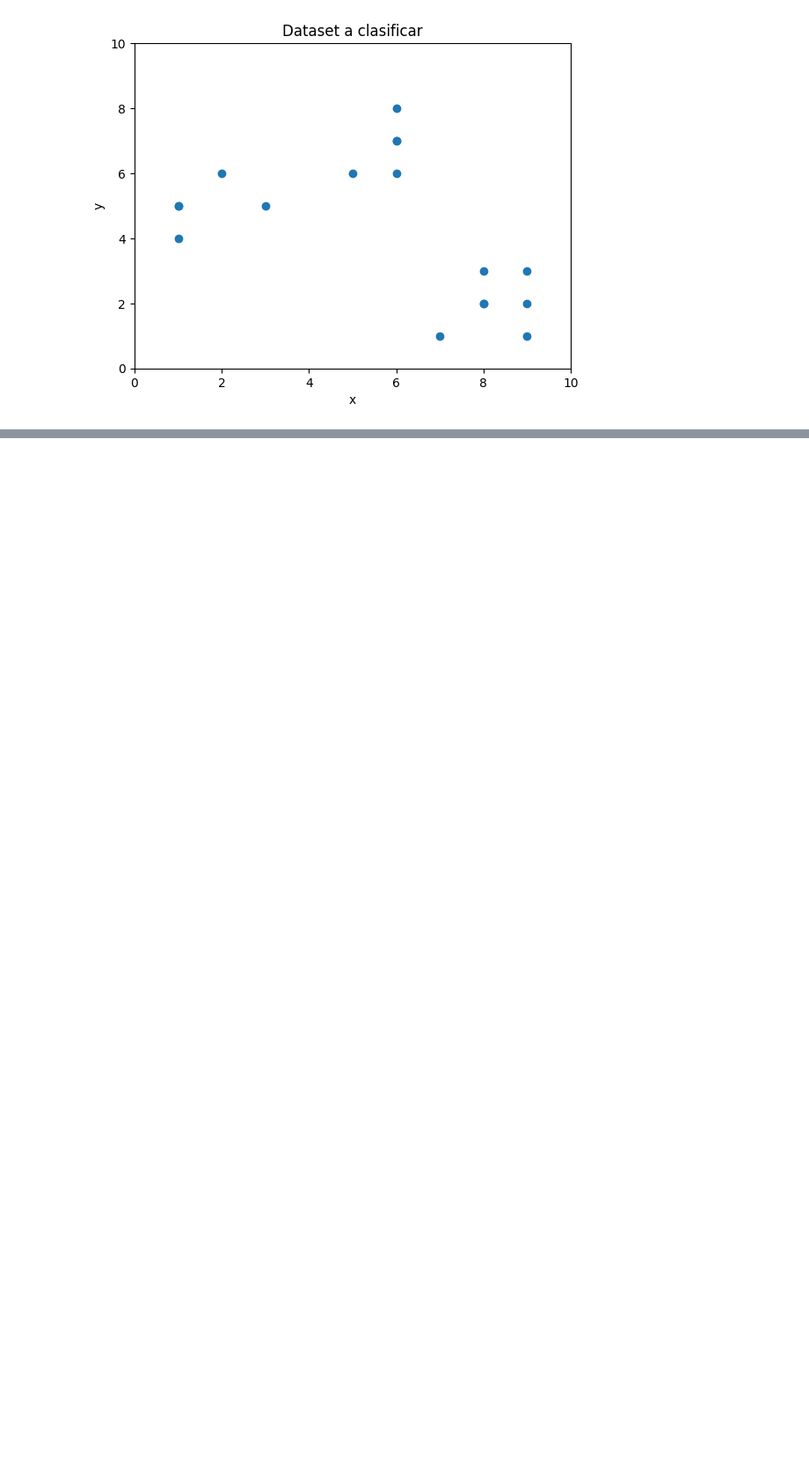
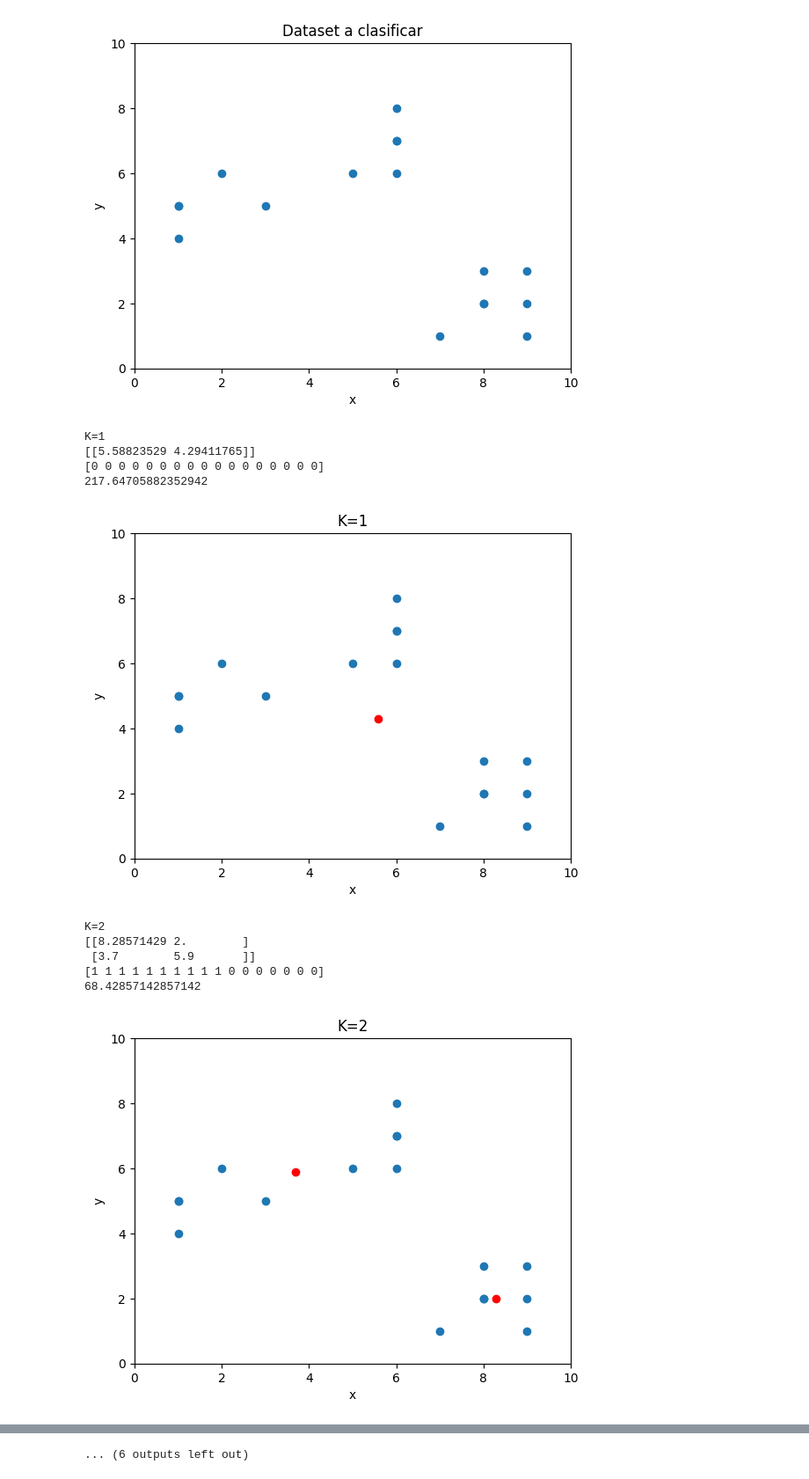
Before and after one commit to BecTome/SVL_DS_Febrero23, a Jupyter notebook: 3-Machine Learning/2-No supervisado/2-Clustering/Teoria/KMeans/0 - Regla del codo.ipynb, the cells around one changed output, grey strips where cells are left out. Shown: that part at 88% size. Saved outputs shown, nothing was run; the diff lists cells and outputs as text; code cells hidden in the pictures; blank space fills up the shorter version.

Commit message:
Material Clustering

```diff
--- a/3-Machine Learning/2-No supervisado/2-Clustering/Teoria/KMeans/0 - Regla del codo.ipynb
+++ b/3-Machine Learning/2-No supervisado/2-Clustering/Teoria/KMeans/0 - Regla del codo.ipynb
@@ -23,3 +44,37 @@ plt.scatter(x1,x2)
 plt.show()
 # %% [output]
 [figure]
+# %%
+from sklearn.cluster import KMeans
+
+for k in range(1, 10):
+    print("\n\n")
+    print(f"K={k}")
+    km = KMeans(n_clusters=k, n_init=10, random_state=0)
+    km.fit(X)
+
+    print(km.cluster_centers_)
+    print(km.labels_)
+    print(km.inertia_)
+
+    plt.plot()
+    plt.xlim([0,10])
+    plt.ylim([0,10])
+    plt.title(f"K={k}")
+    plt.xlabel("x")
+    plt.ylabel("y")
+    plt.scatter(x1,x2)
+    plt.scatter(km.cluster_centers_[:, 0], km.cluster_centers_[:, 1], color='red')
+    plt.show()
+# %% [output]
+K=1
+[[5.58823529 4.29411765]]
+[0 0 0 0 0 0 0 0 0 0 0 0 0 0 0 0 0]
+217.64705882352942
+[figure, added]
+K=2
+[[8.28571429 2.        ]
+ [3.7        5.9       ]]
+[1 1 1 1 1 1 1 1 1 1 0 0 0 0 0 0 0]
+68.42857142857142
+[figure, added]
@@ -26,3 +115,4 @@ plt.show()
+... (6 outputs left out)
 # %%
 max_k = 10## maximo número de clusters que vamos a crear
 K = range(1,max_k)
```
Also changed, not shown: parts of 3 cells of this notebook, 27 other files.
